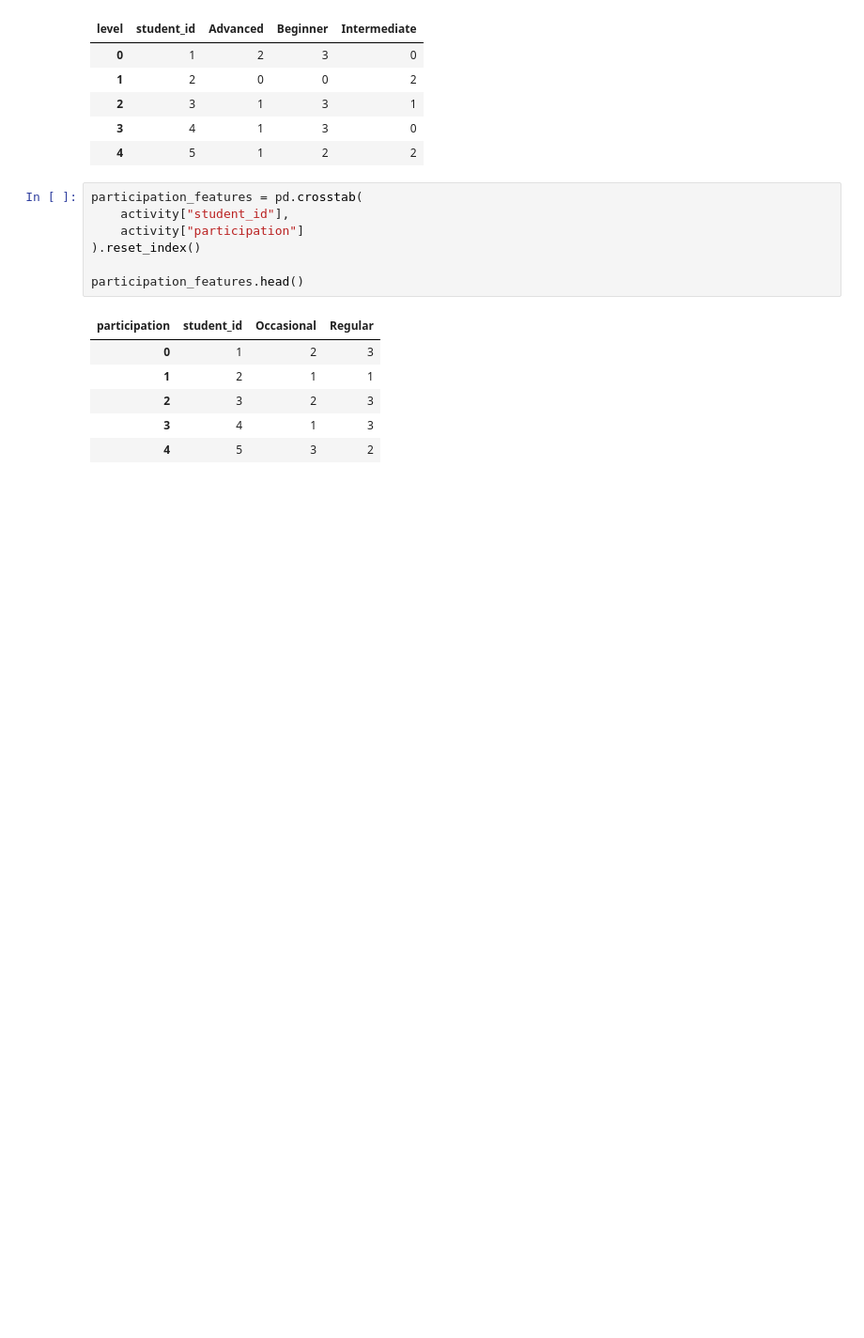
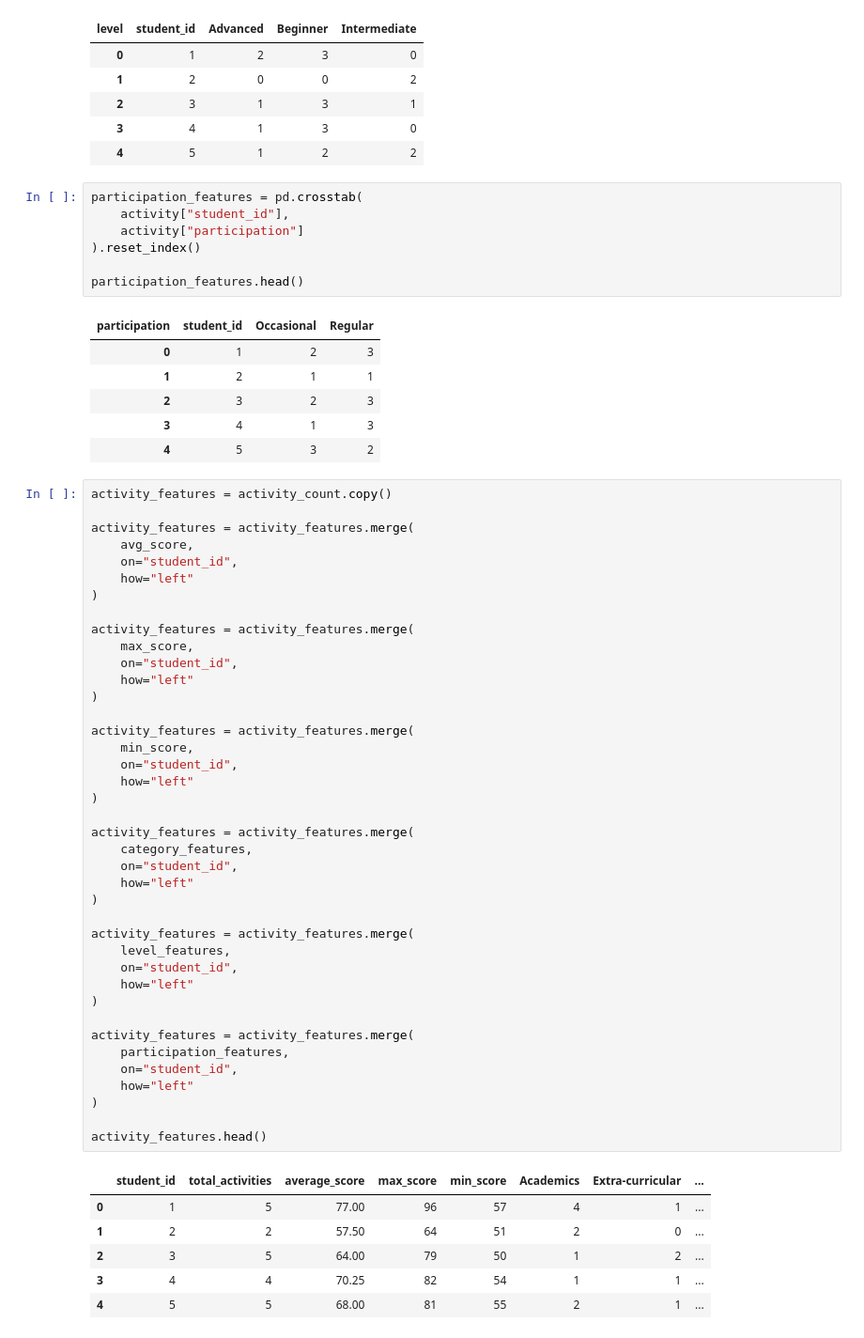
Before and after one commit to PrasastiBaitharu/ybi_foundation, a Jupyter notebook: YBI_45_DAY_INTERNSHIP.ipynb, the cells around one changed output. Shown at 94% size. Saved outputs shown, nothing was run; the diff lists cells and outputs as text; blank space fills up the shorter version.

```diff
--- a/YBI_45_DAY_INTERNSHIP.ipynb
+++ b/YBI_45_DAY_INTERNSHIP.ipynb
@@ -499,3 +499,50 @@ participation_features.head()
 | 2 | 3 | 2 | 3 |
 | 3 | 4 | 1 | 3 |
 | 4 | 5 | 3 | 2 |
+# %%
+activity_features = activity_count.copy()
+
+activity_features = activity_features.merge(
+    avg_score,
+    on="student_id",
+    how="left"
+)
+
+activity_features = activity_features.merge(
+    max_score,
+    on="student_id",
+    how="left"
+)
+
+activity_features = activity_features.merge(
+    min_score,
+    on="student_id",
+    how="left"
+)
+
+activity_features = activity_features.merge(
+    category_features,
+    on="student_id",
+    how="left"
+)
+
+activity_features = activity_features.merge(
+    level_features,
+    on="student_id",
+    how="left"
+)
+
+activity_features = activity_features.merge(
+    participation_features,
+    on="student_id",
+    how="left"
+)
+
+activity_features.head()
+# %% [output]
+|  | student_id | total_activities | average_score | max_score | min_score | Academics | Extra-curricular | ... |
+| 0 | 1 | 5 | 77.00 | 96 | 57 | 4 | 1 | ... |
+| 1 | 2 | 2 | 57.50 | 64 | 51 | 2 | 0 | ... |
+| 2 | 3 | 5 | 64.00 | 79 | 50 | 1 | 2 | ... |
+| 3 | 4 | 4 | 70.25 | 82 | 54 | 1 | 1 | ... |
+| 4 | 5 | 5 | 68.00 | 81 | 55 | 2 | 1 | ... |
```
Also changed, not shown: parts of 2 cells of this notebook.
